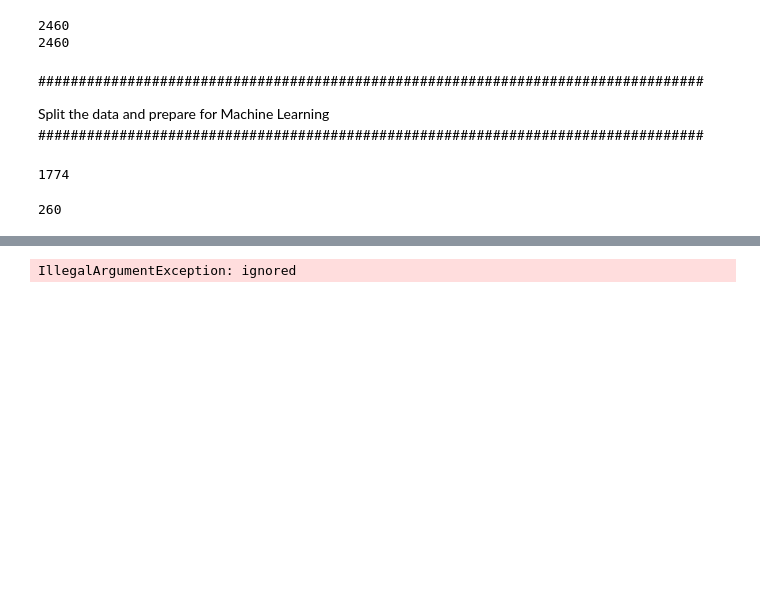
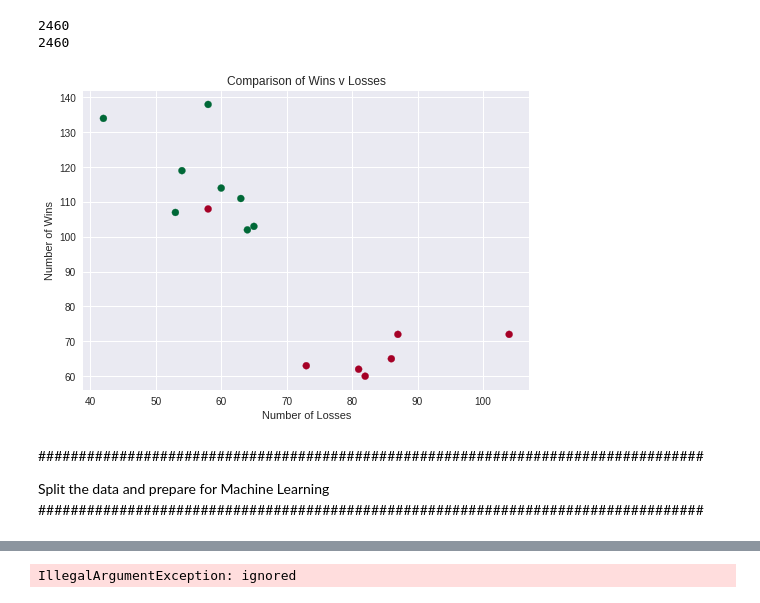
Before and after one commit to scon012/722-Iteration-4, a Jupyter notebook: 722_Iteration_4_Google.ipynb, the cells around one changed output, grey strips where cells are left out. Drawn from its saved outputs; the diff is of its cells as text; code cells hidden in the pictures; blank space fills up the shorter version.

```diff
--- a/722_Iteration_4_Google.ipynb
+++ b/722_Iteration_4_Google.ipynb
@@ -413,6 +401,11 @@ print("Standings 1617:", standings1617.count())
 print("Standings 1718:", standings1718.count())
 # There are more standings rows in the 17/18 dataset because the season runs for a week longer
 print("Standings All:", standingsAll.count())
+
+# Drop the rankOrd column because it duplicates the rank column, also the stk because this is a duplicate of the stkType and stkTot columns
+standingsAll = standingsAll.drop('rankOrd')
+standingsAll = standingsAll.drop('stk')
+standingsAll.show(10)
 # %% [output]
 +-------------------+--------+----+-------+-------+--------+---+-------+------+--------+------+--------+-------+--------+-------+--------+-------+--------+--------+-------+--------+--------+--------+- ...
 |             stDate|teamAbbr|rank|rankOrd|gameWon|gameLost|stk|stkType|stkTot|gameBack|ptsFor|ptsAgnst|homeWin|homeLoss|awayWin|awayLoss|confWin|confLoss|lastFive|lastTen|gamePlay|ptsScore|ptsAllow|p ...
@@ -468,3 +456,31 @@ print(boxWithStand.count())
+# %%
+from matplotlib import cm
+
+# Compare Win/Loss record with rank
+
+# Prepare the data
+pdDataFrame = boxWithStand.toPandas()
+
+# Build up the dataset required for plotting
+
+resultsDf = pd.DataFrame(columns = ['rank', 'Win', 'Loss'])
+resultsDf = resultsDf.fillna(0) # with 0s rather than NaNs
+
+for i in range(1, 16):
+  df = pdDataFrame.groupby(['rank', 'teamRslt']).get_group((i, 'Win')).aggregate('count')
+  df2 = pdDataFrame.groupby(['rank', 'teamRslt']).get_group((i, 'Loss')).aggregate('count')
+  vals = { 'rank' : i, 'Win' : df[0], 'Loss' : df2[0]}
+
+  newDF = pd.DataFrame(vals, index=[0])
+  resultsDf = resultsDf.append(newDF)
+
+plt.scatter(resultsDf['Loss'], resultsDf['Win'], c = resultsDf['rank'] < 9, cmap = cm.RdYlGn)
+plt.title("Comparison of Wins v Losses")
+plt.xlabel("Number of Losses")
+plt.ylabel("Number of Wins")
+plt.show()
+# %% [output]
+[figure, added]
 # %% [markdown]
 ##################################################################################
 
@@ -476,5 +488,0 @@ Split the data and prepare for Machine Learning
-# %%
-trainingData = boxWithStand.filter('gmDate < "2018-01-01"')
-trainingData.count()
-# %% [output]
-1774
@@ -484,5 +488,0 @@ trainingData.count()
-# %%
-testData = boxWithStand.filter('gmDate >= "2018-01-01" AND gmDate <= "2018-02-07"')
-testData.count()
-# %% [output]
-260
```
Also changed, not shown: parts of 22 cells of this notebook.
